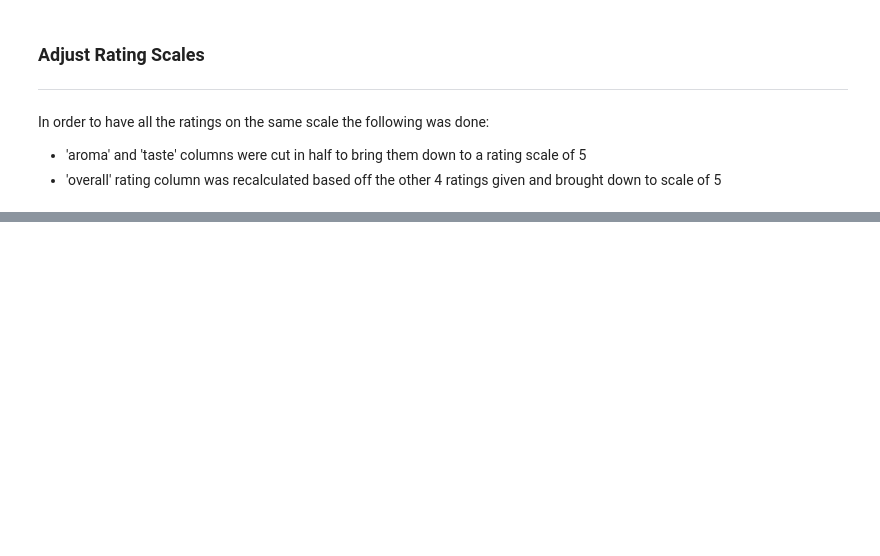
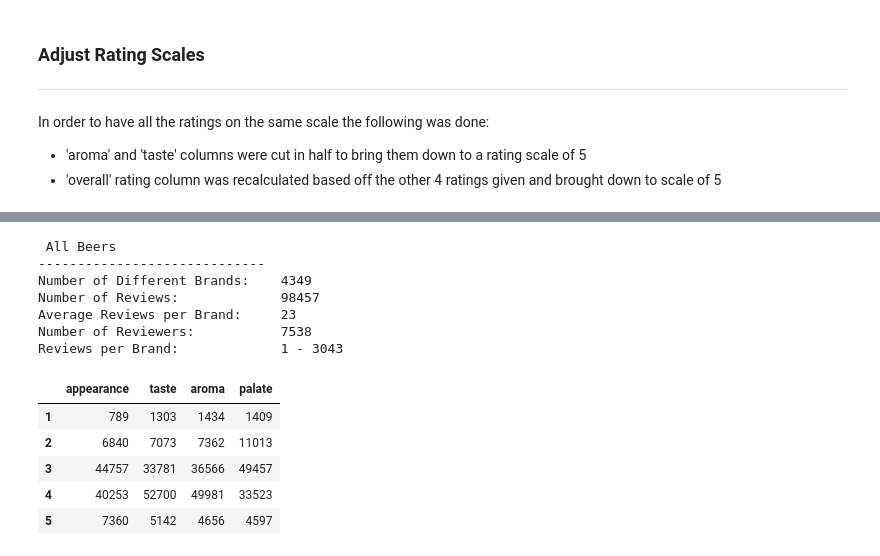
Before and after one commit to sdesaidata/Springboard, a Jupyter notebook: Capstone_Project_I/BeerDataWrangling.ipynb, the cells around one changed output, grey strips where cells are left out. Saved outputs shown, nothing was run; the diff lists cells and outputs as text; code cells hidden in the pictures; blank space fills up the shorter version.

```diff
--- a/Capstone_Project_I/BeerDataWrangling.ipynb
+++ b/Capstone_Project_I/BeerDataWrangling.ipynb
@@ -74,5 +75,5 @@ Examining the first few columns of the dataframe you can notice a few things
 ***
 ### Remove Unecessary Data
 # %%
-# Drop Time Column
-beersmall = beersmall.drop(['time'], axis=1)
+# Drop Time, beerId and brewerId columns from pandas dataframe
+beer = beer.drop(['beerId', 'brewerId', 'time'], axis=1)
@@ -147,3 +135,5 @@ beersmall.name = replacename(beersmall.name)
+# %%
+beer.ABV = beer.ABV.replace('-', np.nan)
 # %% [markdown]
 ### Adjust Rating Scales
 ***
@@ -156,0 +143,4 @@ beersmall['overall'] = (beersmall['appearance'] + beersmall['aroma'] + beersmall
+# %%
+beer['aroma'] = round((4 * beer['aroma'] / 9 + (5/9))).astype(int)
+beer['taste'] = round((4 * beer['taste'] / 9 + (5/9))).astype(int)
+beer['overall'] = (beer['appearance'] + beer['aroma'] + beer['palate'] + beer['taste']) / 4
@@ -156,0 +156,33 @@ beersmall['overall'] = (beersmall['appearance'] + beersmall['aroma'] + beersmall
+# %%
+def beer_style_info(df, title):
+    """Displays Various Information of each DataFrame including: Style of beers, brands, number or reviews, etc.
+       Also displays the rating distribtuion from 1-5 in the four categories: palate, taste, appearance, and aroma"""
+    print('\n', title, '\n-----------------------------')
+    print('Number of Different Brands:   ', len(df['name'].value_counts()))
+    print('Number of Reviews:            ', len(df['text'].value_counts()))
+    print('Average Reviews per Brand:    ', round(df['name'].value_counts().mean()))
+    print('Number of Reviewers:          ', len(df['profileName'].value_counts()))
+    print('Reviews per Brand:            ', min(df['name'].value_counts()), '-', max(df['name'].value_counts()))
+
+    ratings = pd.DataFrame(columns=['appearance', 'taste', 'aroma', 'palate'])
+    ratings['appearance'] = df.appearance.value_counts()
+    ratings['taste'] = df.taste.value_counts()
+    ratings['aroma'] = df.aroma.value_counts()
+    ratings['palate'] = df.palate.value_counts()
+    return ratings.sort_index()
+# %%
+beer_style_info(beer, title='All Beers')
+# %% [output]
+ All Beers
+-----------------------------
+Number of Different Brands:    4349
+Number of Reviews:             98457
+Average Reviews per Brand:     23
+Number of Reviewers:           7538
+Reviews per Brand:             1 - 3043
+|  | appearance | taste | aroma | palate |
+| 1 | 789 | 1303 | 1434 | 1409 |
+| 2 | 6840 | 7073 | 7362 | 11013 |
+| 3 | 44757 | 33781 | 36566 | 49457 |
+| 4 | 40253 | 52700 | 49981 | 33523 |
+| 5 | 7360 | 5142 | 4656 | 4597 |
```
Also changed, not shown: parts of 41 cells of this notebook, 3 other files.
